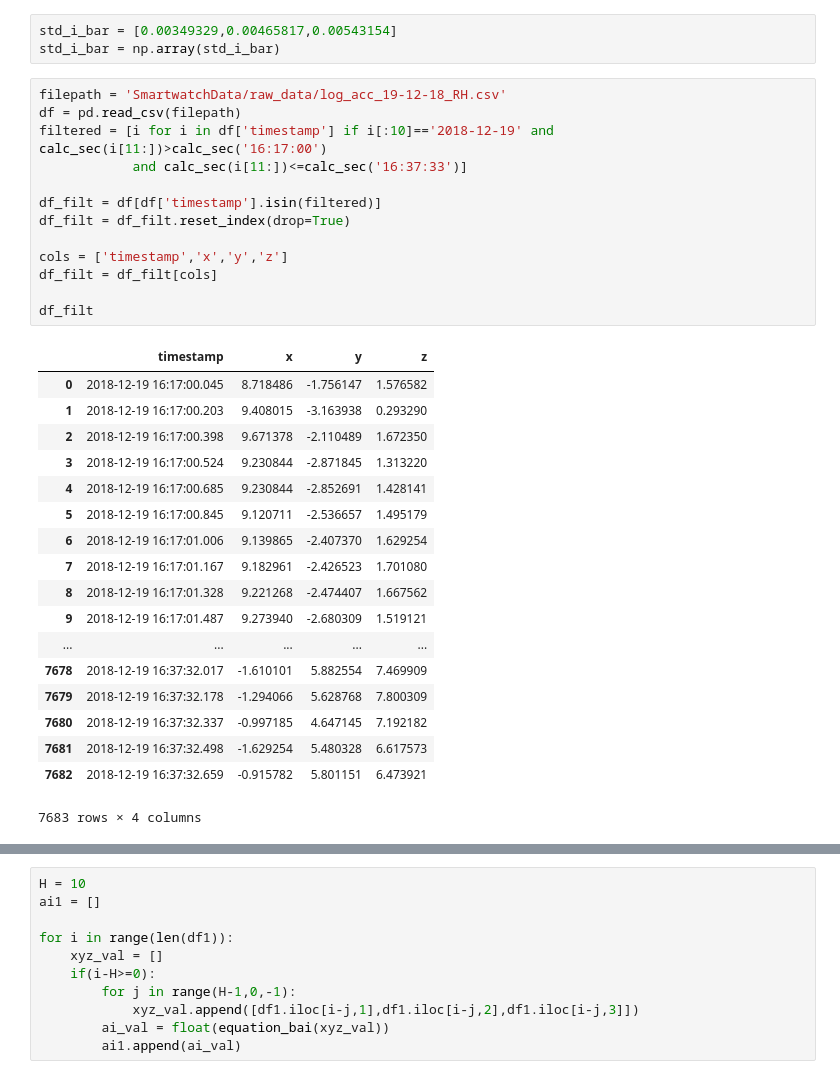
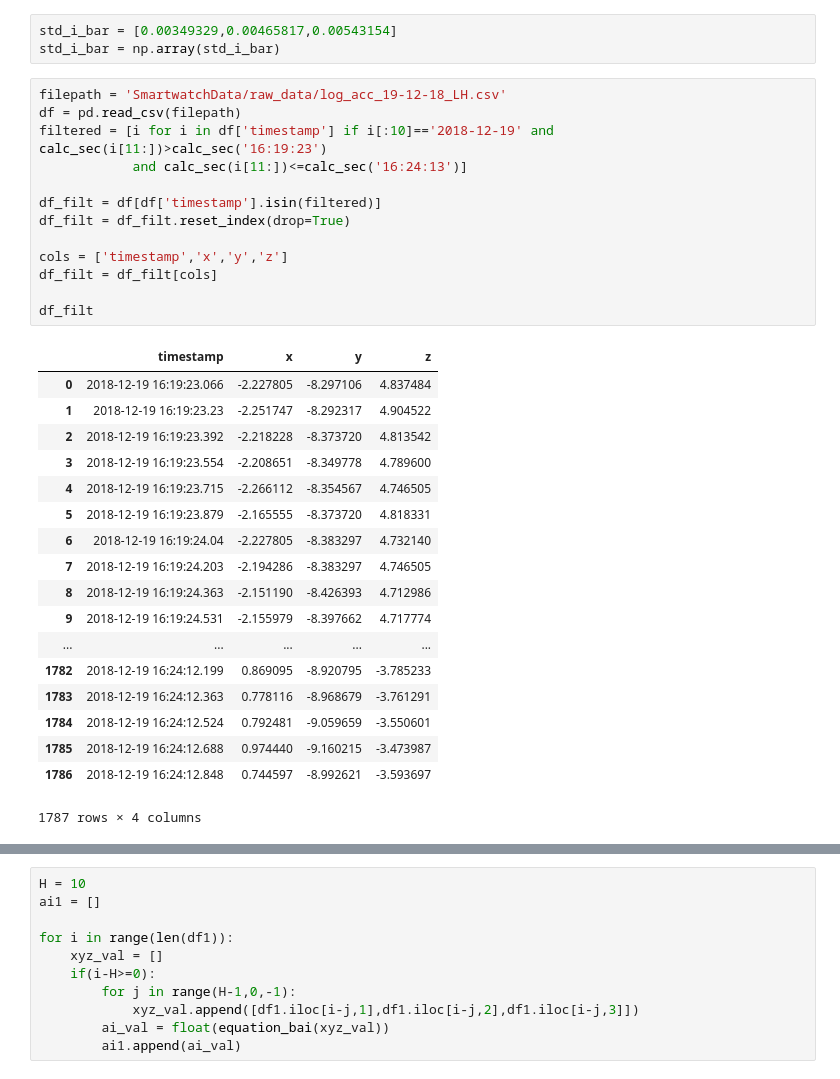
Before and after one commit to indykorpong/activity_classifier, a Jupyter notebook: testrun.ipynb, the cells around one changed output, grey strips where cells are left out. Cells and saved outputs as stored; diff of their text form.

```diff
--- a/testrun.ipynb
+++ b/testrun.ipynb
@@ -68,37 +68,37 @@ def equation_bai(X_i):
 std_i_bar = [0.00349329,0.00465817,0.00543154]
 std_i_bar = np.array(std_i_bar)
 # %%
-filepath = 'SmartwatchData/raw_data/log_acc_19-12-18_RH.csv'
+filepath = 'SmartwatchData/raw_data/log_acc_19-12-18_LH.csv'
 df = pd.read_csv(filepath)
-filtered = [i for i in df['timestamp'] if i[:10]=='2018-12-19' and calc_sec(i[11:])>calc_sec('16:17:00')
-            and calc_sec(i[11:])<=calc_sec('16:37:33')]
+filtered = [i for i in df['timestamp'] if i[:10]=='2018-12-19' and calc_sec(i[11:])>calc_sec('16:19:23')
+            and calc_sec(i[11:])<=calc_sec('16:24:13')]
 
 df_filt = df[df['timestamp'].isin(filtered)]
 df_filt = df_filt.reset_index(drop=True)
 
 cols = ['timestamp','x','y','z']
 df_filt = df_filt[cols]
 
 df_filt
 # %% [output]
 |  | timestamp | x | y | z |
-| 0 | 2018-12-19 16:17:00.045 | 8.718486 | -1.756147 | 1.576582 |
-| 1 | 2018-12-19 16:17:00.203 | 9.408015 | -3.163938 | 0.293290 |
-| 2 | 2018-12-19 16:17:00.398 | 9.671378 | -2.110489 | 1.672350 |
-| 3 | 2018-12-19 16:17:00.524 | 9.230844 | -2.871845 | 1.313220 |
-| 4 | 2018-12-19 16:17:00.685 | 9.230844 | -2.852691 | 1.428141 |
-| 5 | 2018-12-19 16:17:00.845 | 9.120711 | -2.536657 | 1.495179 |
-| 6 | 2018-12-19 16:17:01.006 | 9.139865 | -2.407370 | 1.629254 |
-| 7 | 2018-12-19 16:17:01.167 | 9.182961 | -2.426523 | 1.701080 |
-| 8 | 2018-12-19 16:17:01.328 | 9.221268 | -2.474407 | 1.667562 |
-| 9 | 2018-12-19 16:17:01.487 | 9.273940 | -2.680309 | 1.519121 |
+| 0 | 2018-12-19 16:19:23.066 | -2.227805 | -8.297106 | 4.837484 |
+| 1 | 2018-12-19 16:19:23.23 | -2.251747 | -8.292317 | 4.904522 |
+| 2 | 2018-12-19 16:19:23.392 | -2.218228 | -8.373720 | 4.813542 |
+| 3 | 2018-12-19 16:19:23.554 | -2.208651 | -8.349778 | 4.789600 |
+| 4 | 2018-12-19 16:19:23.715 | -2.266112 | -8.354567 | 4.746505 |
+| 5 | 2018-12-19 16:19:23.879 | -2.165555 | -8.373720 | 4.818331 |
+| 6 | 2018-12-19 16:19:24.04 | -2.227805 | -8.383297 | 4.732140 |
+| 7 | 2018-12-19 16:19:24.203 | -2.194286 | -8.383297 | 4.746505 |
+| 8 | 2018-12-19 16:19:24.363 | -2.151190 | -8.426393 | 4.712986 |
+| 9 | 2018-12-19 16:19:24.531 | -2.155979 | -8.397662 | 4.717774 |
 | ... | ... | ... | ... | ... |
-| 7678 | 2018-12-19 16:37:32.017 | -1.610101 | 5.882554 | 7.469909 |
-| 7679 | 2018-12-19 16:37:32.178 | -1.294066 | 5.628768 | 7.800309 |
-| 7680 | 2018-12-19 16:37:32.337 | -0.997185 | 4.647145 | 7.192182 |
-| 7681 | 2018-12-19 16:37:32.498 | -1.629254 | 5.480328 | 6.617573 |
-| 7682 | 2018-12-19 16:37:32.659 | -0.915782 | 5.801151 | 6.473921 |
+| 1782 | 2018-12-19 16:24:12.199 | 0.869095 | -8.920795 | -3.785233 |
+| 1783 | 2018-12-19 16:24:12.363 | 0.778116 | -8.968679 | -3.761291 |
+| 1784 | 2018-12-19 16:24:12.524 | 0.792481 | -9.059659 | -3.550601 |
+| 1785 | 2018-12-19 16:24:12.688 | 0.974440 | -9.160215 | -3.473987 |
+| 1786 | 2018-12-19 16:24:12.848 | 0.744597 | -8.992621 | -3.593697 |
-7683 rows × 4 columns
+1787 rows × 4 columns
 # %%
 cols = df_filt.columns.tolist()
 
```
Also changed, not shown: parts of 12 cells of this notebook, 21 other files.
